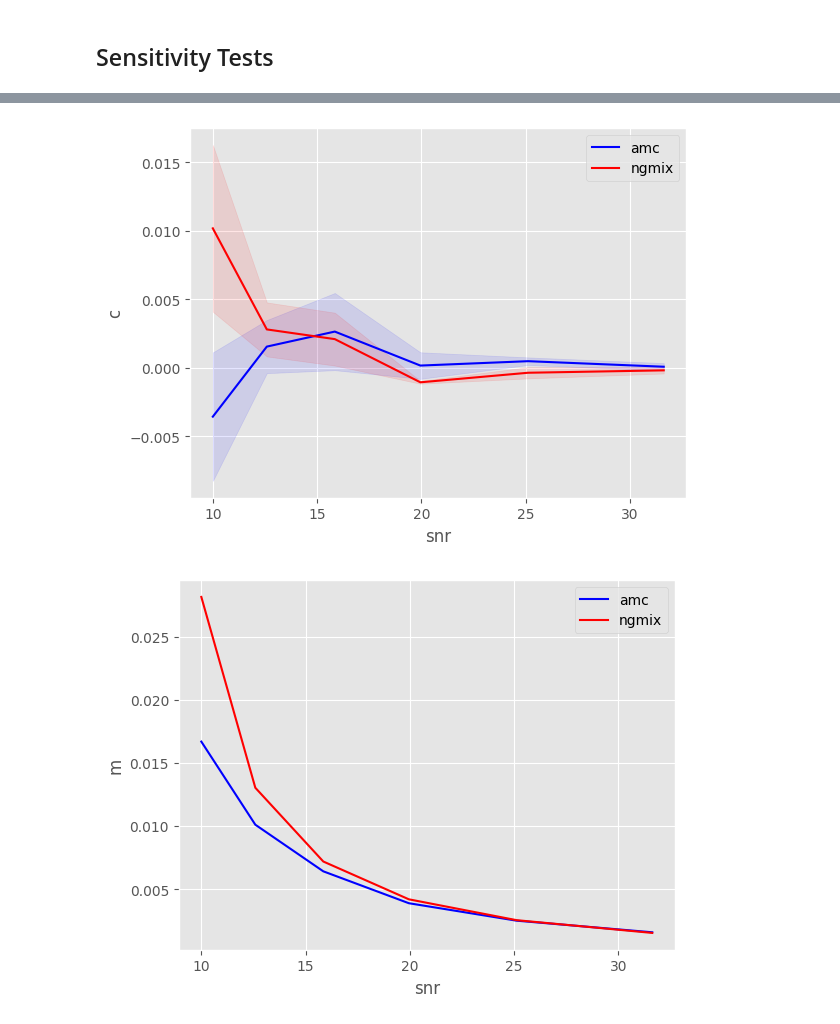
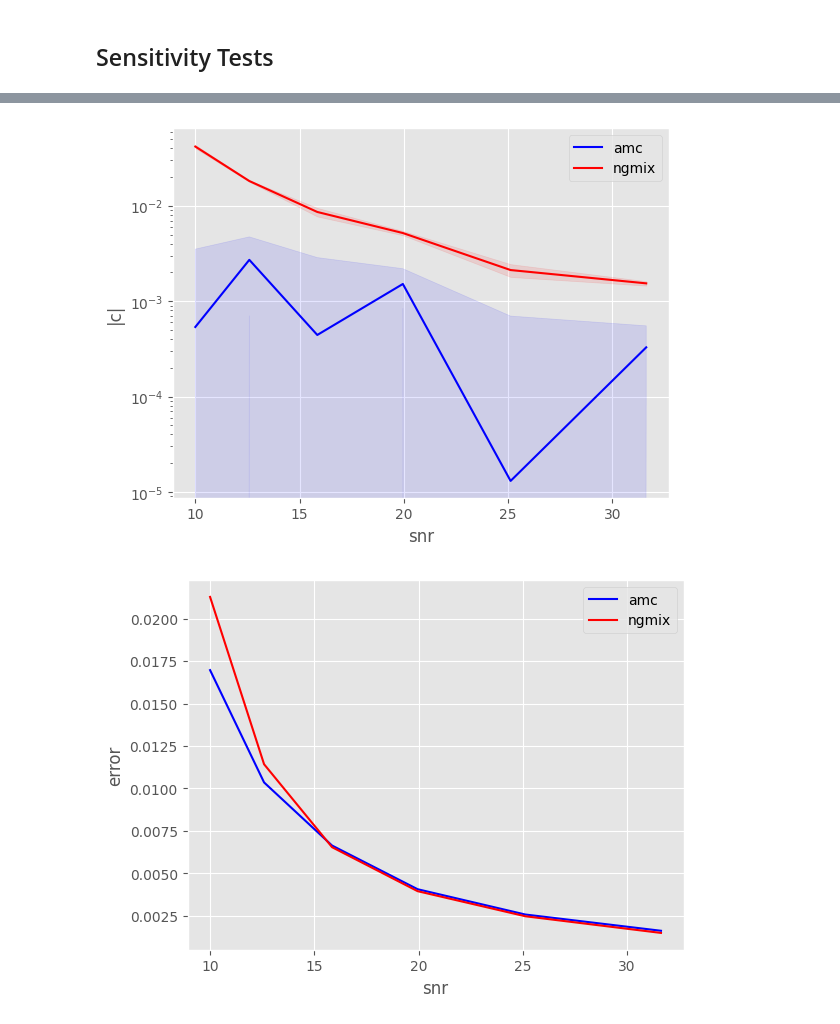
Before and after one commit to andrevitorelli/autometacal, a Jupyter notebook: notebooks/psf_metacal_moments_no_shape_noise.ipynb, the cells around one changed output, grey strips where cells are left out. Drawn from its saved outputs; the diff is of its cells as text; code cells hidden in the pictures.

```diff
--- a/notebooks/psf_metacal_moments_no_shape_noise.ipynb
+++ b/notebooks/psf_metacal_moments_no_shape_noise.ipynb
@@ -842,30 +849,31 @@ def test_loop(noise_level,fieldbatches=5):
   c1_amc_err = amc_bias1.intercept_stderr
 
   #g2
-  #X2 = shear_range#[:,1]
-  #Y2_ngmix =  array(shearcorr_ngmix_list)[:,1]
-  #Y1err_ngmix = array(shearcorr_err_ngmix_list)[:,1]
+  X2 = shear_range#[:,1]
+  Y2_ngmix =  array(shearcorr_ngmix_list)[:,1]
+  Y2err_ngmix = array(shearcorr_err_ngmix_list)[:,1]
+  g2_scatter_ngmix = Y2err_ngmix.mean()
 
   #biases
-  #ngmix_bias2 = linregress(X2,Y2_ngmix)
-  #m2_ngmix = ngmix_bias2.slope - 1
-  #c2_ngmix = ngmix_bias2.intercept
+  ngmix_bias2 = linregress(X2,Y2_ngmix)
+  m2_ngmix = ngmix_bias2.slope - 1
+  c2_ngmix = ngmix_bias2.intercept
 
   #errors
-  #m2_ngmix_err = ngmix_bias.stderr
-  #c2_ngmix_err = ngmix_bias.intercept_stderr
+  m2_ngmix_err = ngmix_bias.stderr
+  c2_ngmix_err = ngmix_bias.intercept_stderr
 
-  #Y2_amc =  array(shearcorr_amc_list)[:,1]
-  #Y1err_amc = array(shearcorr_err_amc_list)[:,0]
+  Y2_amc =  array(shearcorr_amc_list)[:,1]
+  Y2err_amc = array(shearcorr_err_amc_list)[:,0]
 
   #biases
-  #amc_bias2 = linregress(X2,Y2_amc)
-  #m2_amc = amc_bias2.slope-1
-  #c2_amc = amc_bias2.intercept
+  amc_bias2 = linregress(X2,Y2_amc)
+  m2_amc = amc_bias2.slope-1
+  c2_amc = amc_bias2.intercept
 
   #errors
-  #m2_amc_err = amc_bias.stderr
-  #c2_amc_err = amc_bias.intercept_stderr
+  m2_amc_err = amc_bias.stderr
+  c2_amc_err = amc_bias.intercept_stderr
 
   result = {
     'm1_amc' :[m1_amc,m1_amc_err],
@@ -874,10 +882,12 @@ def test_loop(noise_level,fieldbatches=5):
     'c1_ngmix' :[c1_ngmix,c1_ngmix_err],
     'g1_scatter_amc' : g1_scatter_amc,
     'g1_scatter_ngmix' : g1_scatter_ngmix,
-    #'m2_amc' :[m2_amc,m2_amc_err],
-    #'c2_amc' :[c2_amc,c2_amc_err],
-    #'m2_ngmix' :[m2_ngmix,m2_ngmix_err],
-    #'c2_ngmix' :[c2_ngmix,c2_ngmix_err],
+    'm2_amc' :[m2_amc,m2_amc_err],
+    'c2_amc' :[c2_amc,c2_amc_err],
+    'm2_ngmix' :[m2_ngmix,m2_ngmix_err],
+    'c2_ngmix' :[c2_ngmix,c2_ngmix_err],
+    #'g2_scatter_amc' : g2_scatter_amc,
+    #'g2_scatter_ngmix' : g2_scatter_ngmix,
   }
 
   return result
@@ -931,30 +941,30 @@ savefig('sensitivity_m1.jpeg')
 # %%
-Y1 = c1_amc_list
+Y1 = abs(array(c1_amc_list))
 Y1e= c1_amc_err_list
 
-Y2 = c1_ngmix_list
+Y2 = abs(array(c1_ngmix_list))
 Y2e= c1_ngmix_err_list
 
 plotcontour(X,Y1,Y1e,Y1e,'amc','b')
 plotcontour(X,Y2,Y2e,Y2e,'ngmix','r')
-
+yscale('log')
 xlabel('snr')
-ylabel('c')
+ylabel('|c|')
 legend()
 savefig('sensitivity_c1.jpeg')
 # %% [output]
-[figure, old version]
+[figure, new version]
 # %%
 Y1 = g1_scatter_amc_list
 Y2 = g1_scatter_ngmix_list
 
 
 plot(X,Y1,'b',label='amc')
 plot(X,Y2,'r',label='ngmix')
 
 xlabel('snr')
-ylabel('m')
+ylabel('error')
 legend()
 savefig('sensitivity_scatter.jpeg')
 # %% [output]
-[figure, old version]
+[figure, new version]
```
Also changed, not shown: parts of 15 cells of this notebook, 2 other files.
